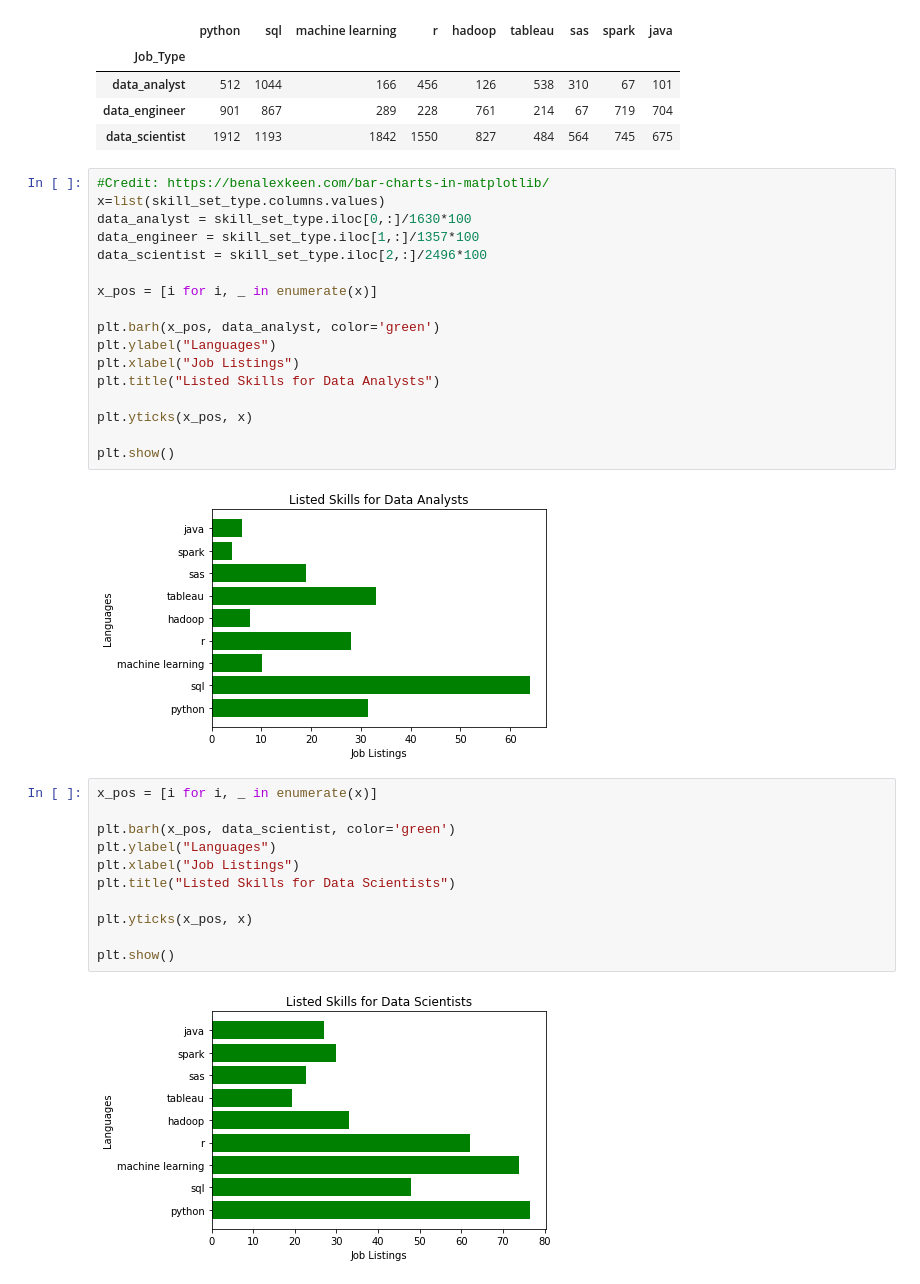
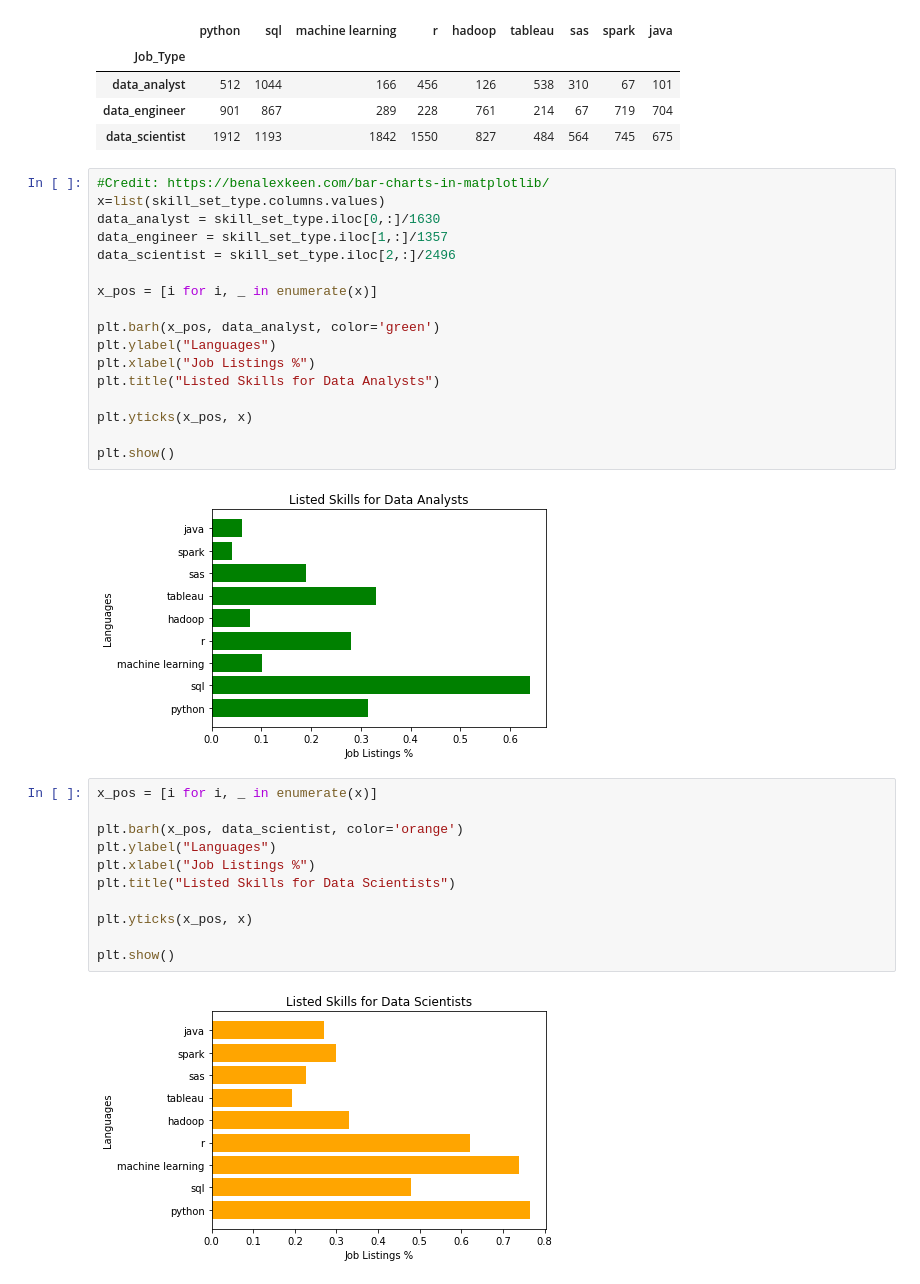
Before and after one commit to cce24/Project-1---Group-2, a Jupyter notebook: 02._Cleaning/Kevins_work2.ipynb, the cells around one changed output. Drawn from its saved outputs; the diff is of its cells as text.

```diff
--- a/02._Cleaning/Kevins_work2.ipynb
+++ b/02._Cleaning/Kevins_work2.ipynb
@@ -307,35 +376,35 @@ skill_set_type.head()
 # %%
 #Credit: https://benalexkeen.com/bar-charts-in-matplotlib/
 x=list(skill_set_type.columns.values)
-data_analyst = skill_set_type.iloc[0,:]/1630*100
-data_engineer = skill_set_type.iloc[1,:]/1357*100
-data_scientist = skill_set_type.iloc[2,:]/2496*100
+data_analyst = skill_set_type.iloc[0,:]/1630
+data_engineer = skill_set_type.iloc[1,:]/1357
+data_scientist = skill_set_type.iloc[2,:]/2496
 
 x_pos = [i for i, _ in enumerate(x)]
 
 plt.barh(x_pos, data_analyst, color='green')
 plt.ylabel("Languages")
-plt.xlabel("Job Listings")
+plt.xlabel("Job Listings %")
 plt.title("Listed Skills for Data Analysts")
 
 plt.yticks(x_pos, x)
 
 plt.show()
 # %% [output]
-[figure, old version]
+[figure, new version]
 # %%
 x_pos = [i for i, _ in enumerate(x)]
 
-plt.barh(x_pos, data_scientist, color='green')
+plt.barh(x_pos, data_scientist, color='orange')
 plt.ylabel("Languages")
-plt.xlabel("Job Listings")
+plt.xlabel("Job Listings %")
 plt.title("Listed Skills for Data Scientists")
 
 plt.yticks(x_pos, x)
 
 plt.show()
 # %% [output]
-[figure, old version]
+[figure, new version]
 # %%
 x_pos = [i for i, _ in enumerate(x)]
 
```
Also changed, not shown: parts of 9 cells of this notebook.
